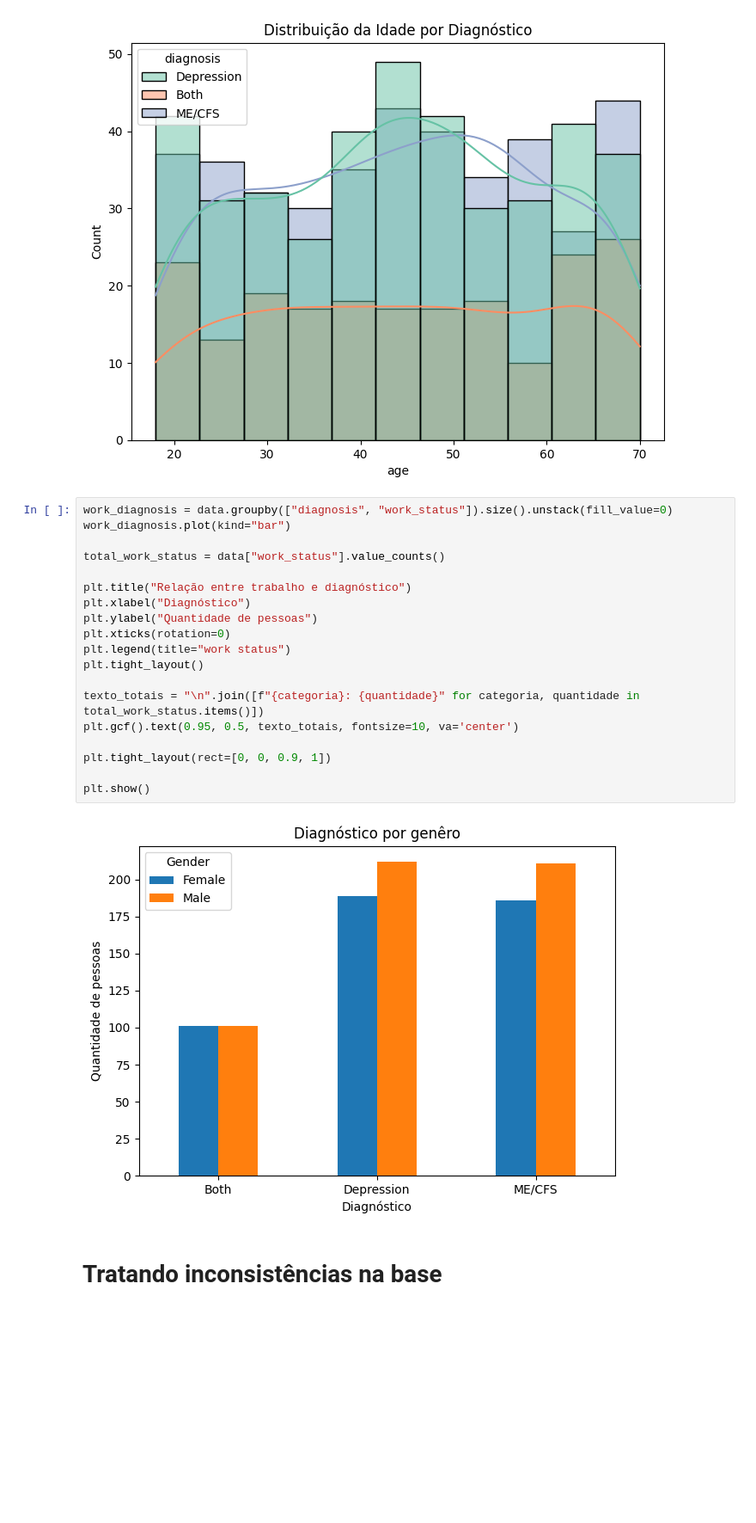
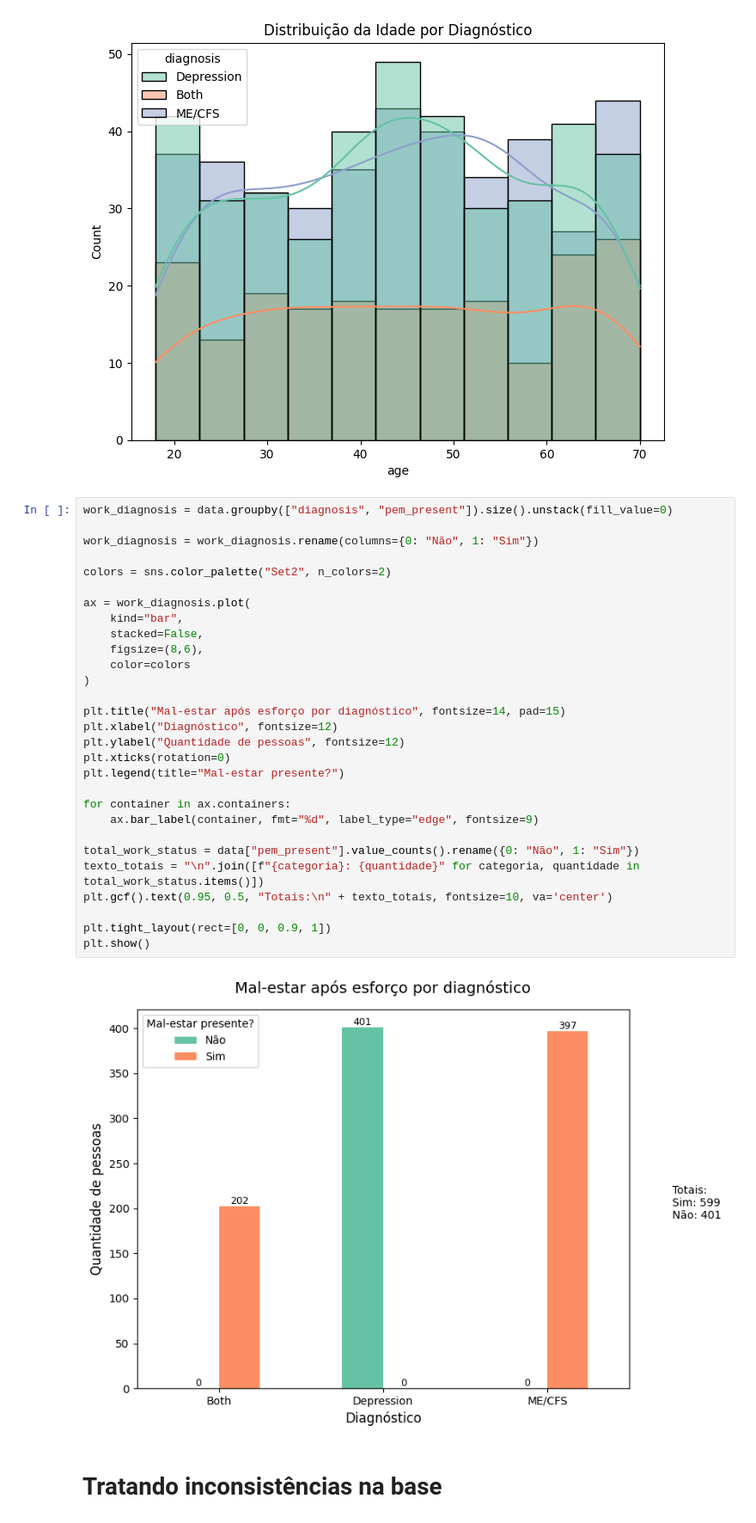
Before and after one commit to jessikamorais/FIAP, a Jupyter notebook: projeto_modulo1.ipynb, the cells around one changed output. Shown at 86% size. Cells and saved outputs as stored; diff of their text form; blank space fills up the shorter version.

```diff
--- a/projeto_modulo1.ipynb
+++ b/projeto_modulo1.ipynb
@@ -435,26 +435,36 @@ plt.show()
 # %% [output]
 [figure]
 # %%
-work_diagnosis = data.groupby(["diagnosis", "work_status"]).size().unstack(fill_value=0)
-work_diagnosis.plot(kind="bar")
+work_diagnosis = data.groupby(["diagnosis", "pem_present"]).size().unstack(fill_value=0)
 
-total_work_status = data["work_status"].value_counts()
+work_diagnosis = work_diagnosis.rename(columns={0: "Não", 1: "Sim"})
 
-plt.title("Relação entre trabalho e diagnóstico")
-plt.xlabel("Diagnóstico")
-plt.ylabel("Quantidade de pessoas")
+colors = sns.color_palette("Set2", n_colors=2)
+
+ax = work_diagnosis.plot(
+    kind="bar",
+    stacked=False,
+    figsize=(8,6),
+    color=colors
+)
+
+plt.title("Mal-estar após esforço por diagnóstico", fontsize=14, pad=15)
+plt.xlabel("Diagnóstico", fontsize=12)
+plt.ylabel("Quantidade de pessoas", fontsize=12)
 plt.xticks(rotation=0)
-plt.legend(title="work status")
-plt.tight_layout()
+plt.legend(title="Mal-estar presente?")
 
+for container in ax.containers:
+    ax.bar_label(container, fmt="%d", label_type="edge", fontsize=9)
+
+total_work_status = data["pem_present"].value_counts().rename({0: "Não", 1: "Sim"})
 texto_totais = "\n".join([f"{categoria}: {quantidade}" for categoria, quantidade in total_work_status.items()])
-plt.gcf().text(0.95, 0.5, texto_totais, fontsize=10, va='center')
+plt.gcf().text(0.95, 0.5, "Totais:\n" + texto_totais, fontsize=10, va='center')
 
 plt.tight_layout(rect=[0, 0, 0.9, 1])
-
 plt.show()
 # %% [output]
-[figure, old version]
+[figure, new version]
 # %% [markdown]
 # **Tratando inconsistências na base**
 # %% [markdown]
```
